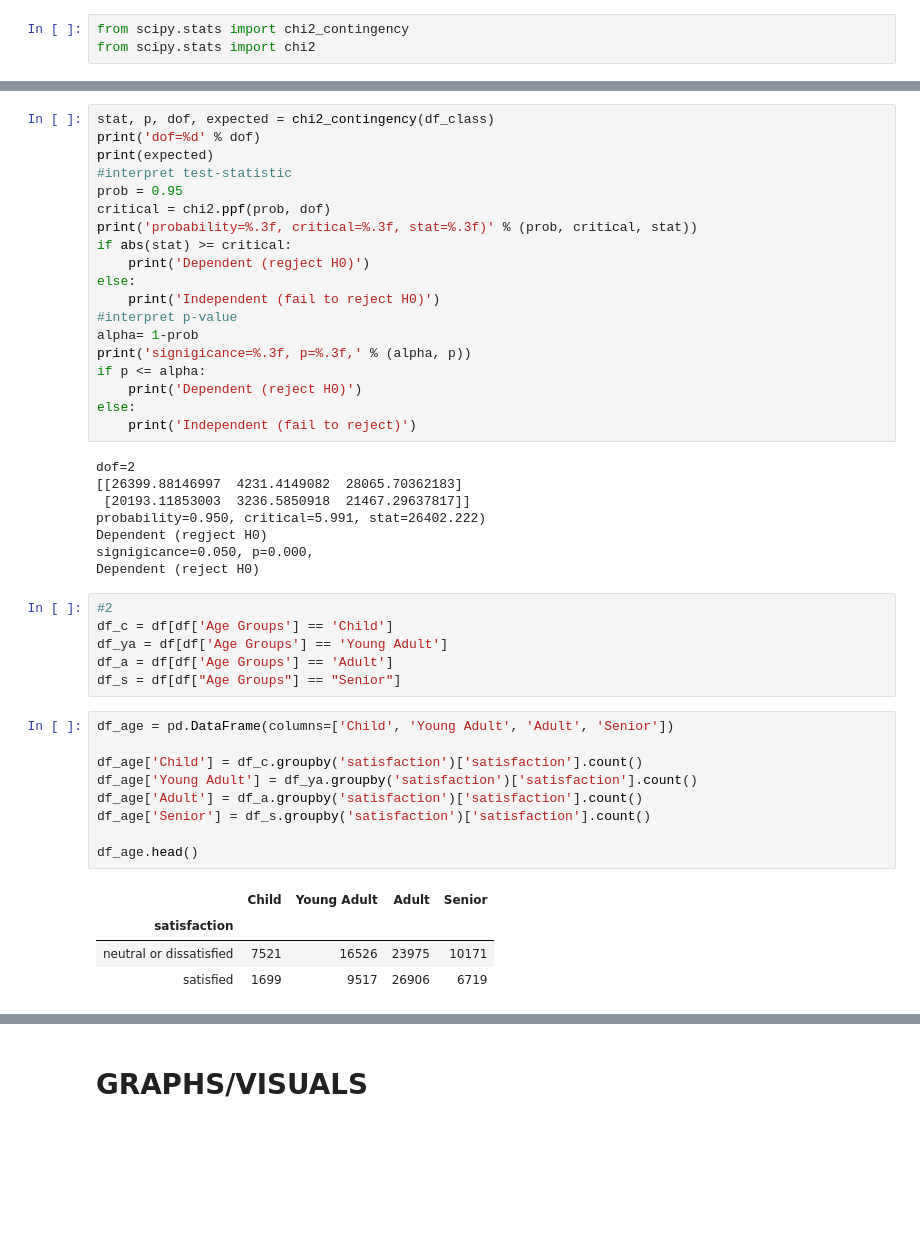
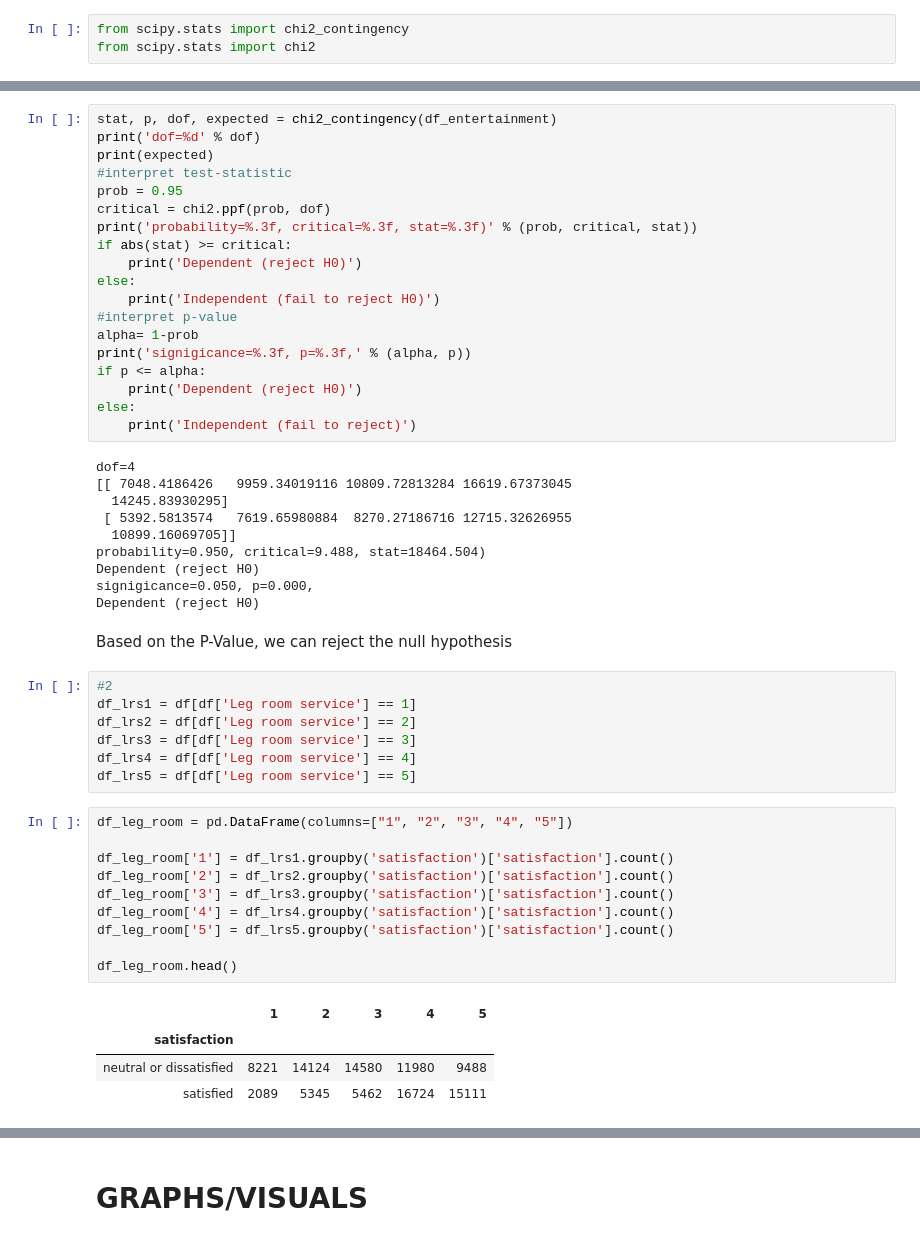
Before and after one commit to J-Joseph524/Flight_Satisfaction, a Jupyter notebook: Final_Notebook.ipynb, the cells around one changed output, grey strips where cells are left out. Saved outputs shown, nothing was run; the diff lists cells and outputs as text; blank space fills up the shorter version.

```diff
--- a/Final_Notebook.ipynb
+++ b/Final_Notebook.ipynb
@@ -357,5 +365,5 @@ df_class.head()
 # %%
-stat, p, dof, expected = chi2_contingency(df_class)
+stat, p, dof, expected = chi2_contingency(df_entertainment)
 print('dof=%d' % dof)
 print(expected)
 #interpret test-statistic
@@ -363,7 +371,7 @@ prob = 0.95
 critical = chi2.ppf(prob, dof)
 print('probability=%.3f, critical=%.3f, stat=%.3f)' % (prob, critical, stat))
 if abs(stat) >= critical:
-    print('Dependent (regject H0)')
+    print('Dependent (reject H0)')
 else:
     print('Independent (fail to reject H0)')
 #interpret p-value
@@ -374,31 +382,37 @@ if p <= alpha:
 else:
     print('Independent (fail to reject)')
 # %% [output]
-dof=2
-[[26399.88146997  4231.4149082  28065.70362183]
- [20193.11853003  3236.5850918  21467.29637817]]
-probability=0.950, critical=5.991, stat=26402.222)
-Dependent (regject H0)
+dof=4
+[[ 7048.4186426   9959.34019116 10809.72813284 16619.67373045
+  14245.83930295]
+ [ 5392.5813574   7619.65980884  8270.27186716 12715.32626955
+  10899.16069705]]
+probability=0.950, critical=9.488, stat=18464.504)
+Dependent (reject H0)
 signigicance=0.050, p=0.000,
 Dependent (reject H0)
-# %%
-#2
-df_c = df[df['Age Groups'] == 'Child']
-df_ya = df[df['Age Groups'] == 'Young Adult']
-df_a = df[df['Age Groups'] == 'Adult']
-df_s = df[df["Age Groups"] == "Senior"]
+# %% [markdown]
+Based on the P-Value, we can reject the null hypothesis
+# %%
+#2
+df_lrs1 = df[df['Leg room service'] == 1]
+df_lrs2 = df[df['Leg room service'] == 2]
+df_lrs3 = df[df['Leg room service'] == 3]
+df_lrs4 = df[df['Leg room service'] == 4]
+df_lrs5 = df[df['Leg room service'] == 5]
 # %%
-df_age = pd.DataFrame(columns=['Child', 'Young Adult', 'Adult', 'Senior'])
+df_leg_room = pd.DataFrame(columns=["1", "2", "3", "4", "5"])
 
-df_age['Child'] = df_c.groupby('satisfaction')['satisfaction'].count()
-df_age['Young Adult'] = df_ya.groupby('satisfaction')['satisfaction'].count()
-df_age['Adult'] = df_a.groupby('satisfaction')['satisfaction'].count()
-df_age['Senior'] = df_s.groupby('satisfaction')['satisfaction'].count()
+df_leg_room['1'] = df_lrs1.groupby('satisfaction')['satisfaction'].count()
+df_leg_room['2'] = df_lrs2.groupby('satisfaction')['satisfaction'].count()
+df_leg_room['3'] = df_lrs3.groupby('satisfaction')['satisfaction'].count()
+df_leg_room['4'] = df_lrs4.groupby('satisfaction')['satisfaction'].count()
+df_leg_room['5'] = df_lrs5.groupby('satisfaction')['satisfaction'].count()
 
-df_age.head()
+df_leg_room.head()
 # %% [output]
-|  | Child | Young Adult | Adult | Senior |
-| satisfaction |  |  |  |  |
-| neutral or dissatisfied | 7521 | 16526 | 23975 | 10171 |
-| satisfied | 1699 | 9517 | 26906 | 6719 |
+|  | 1 | 2 | 3 | 4 | 5 |
+| satisfaction |  |  |  |  |  |
+| neutral or dissatisfied | 8221 | 14124 | 14580 | 11980 | 9488 |
+| satisfied | 2089 | 5345 | 5462 | 16724 | 15111 |
 # %%
```
Also changed, not shown: parts of 101 cells of this notebook, 1 other file.
